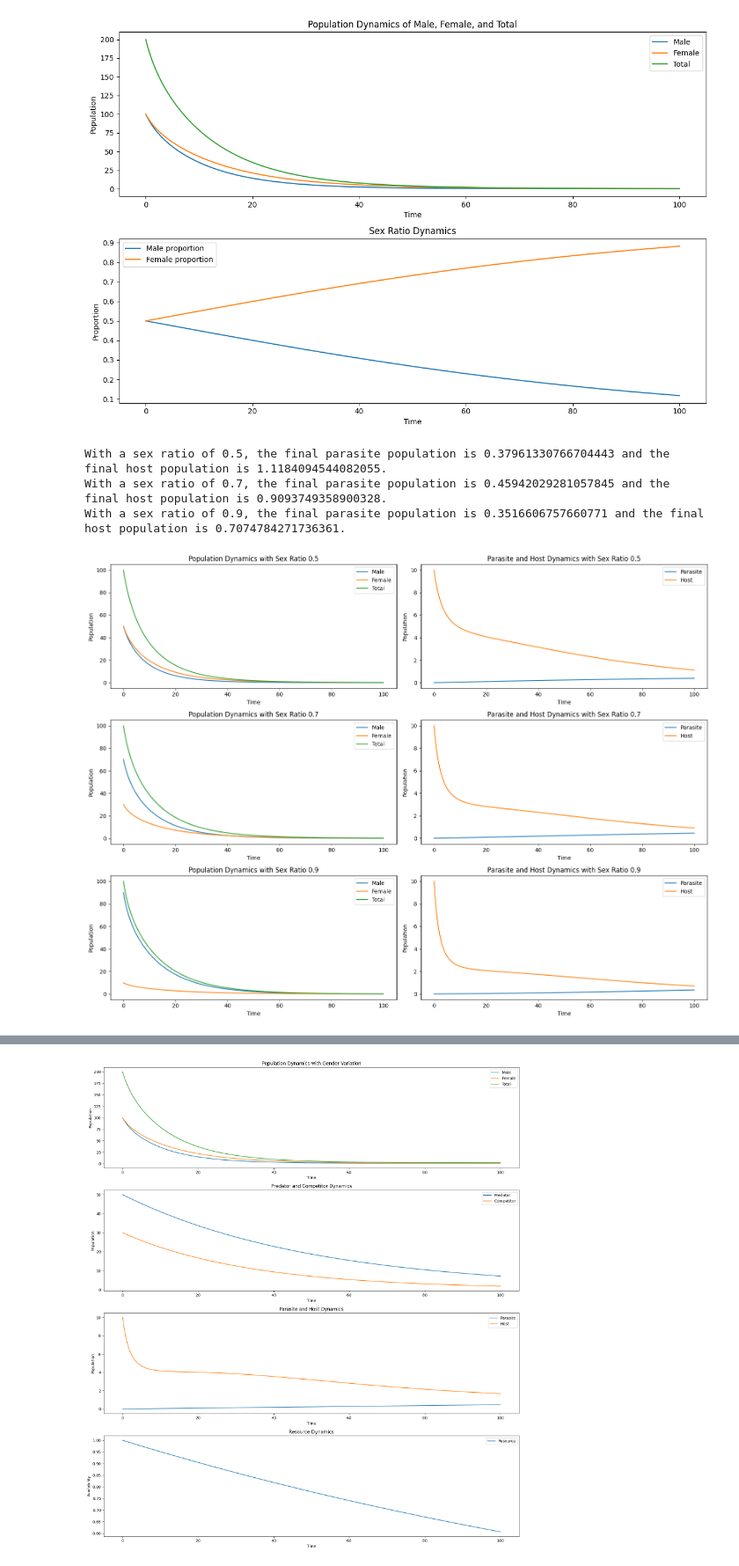
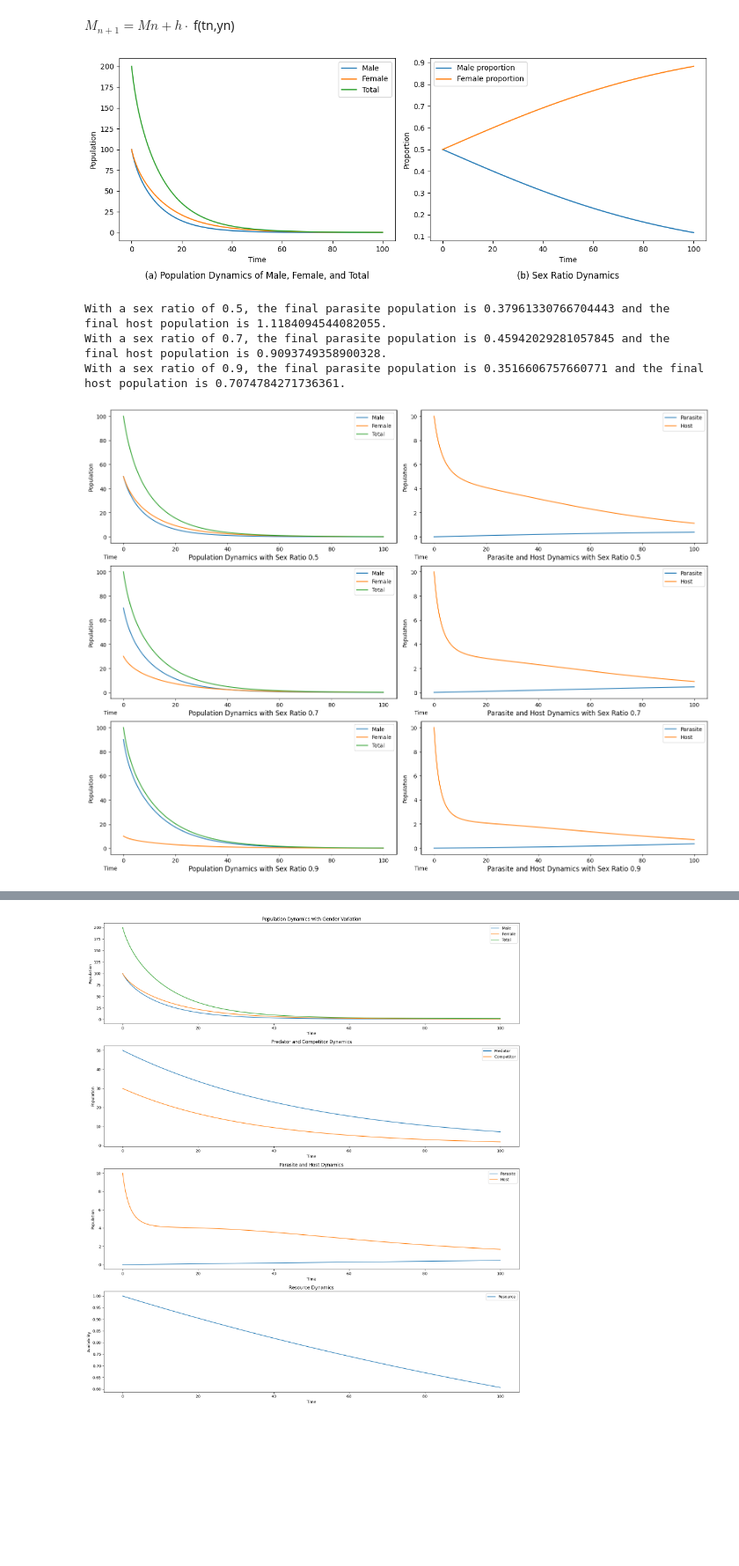
Before and after one commit to cr9294/2024-Data-insights, a Jupyter notebook: 4.new/4.0.0.ipynb, the cells around one changed output, grey strips where cells are left out. Shown at 88% size. Drawn from its saved outputs; the diff is of its cells as text; code cells hidden in the pictures; blank space fills up the shorter version.

```diff
--- a/4.new/4.0.0.ipynb
+++ b/4.new/4.0.0.ipynb
@@ -37,6 +39,8 @@
 其中，
 - *p_m*: 雄性比例
 - *p_f*: 雌性比例
+# %% [markdown]
+$M_ {n+1}=Mn+h  \cdot $ f(tn,yn)
 # %%
 import numpy as np
 import matplotlib.pyplot as plt
@@ -95,38 +99,38 @@ for i in range(1, num_steps):
     dH_dt = eta * P[i-1] - xi * H[i-1] * M[i-1] - zeta * H[i-1]
 
     M[i] = M[i-1] + dt * dM_dt
     F[i] = F[i-1] + dt * dF_dt
     P[i] = P[i-1] + dt * dP_dt
     B[i] = B[i-1] + dt * dB_dt
     H[i] = H[i-1] + dt * dH_dt
 
 # 性别比例计算
 p_m = M / P
 p_f = F / P
 
 # 绘制图形
 plt.figure(figsize=(12, 8))
-plt.subplot(2, 1, 1)
+plt.subplot(2, 2, 1)
 plt.plot(time, M, label='Male')
 plt.plot(time, F, label='Female')
 plt.plot(time, P, label='Total')
 plt.xlabel('Time')
 plt.ylabel('Population')
 plt.legend()
-plt.title('Population Dynamics of Male, Female, and Total')
+plt.title('(a) Population Dynamics of Male, Female, and Total',y=-0.23)
 
-plt.subplot(2, 1, 2)
+plt.subplot(2, 2, 2)
 plt.plot(time, p_m, label='Male proportion')
 plt.plot(time, p_f, label='Female proportion')
 plt.xlabel('Time')
 plt.ylabel('Proportion')
 plt.legend()
-plt.title('Sex Ratio Dynamics')
+plt.title('(b) Sex Ratio Dynamics',y=-0.23)
 
 plt.tight_layout()
 plt.show()
 # %% [output]
-[figure, old version]
+[figure, new version]
 # %%
 # 定义不同的性别比例
 sex_ratio_list = [0.5, 0.7, 0.9]  # 三种不同的性别比例
@@ -170,18 +174,18 @@ for sex_ratio in sex_ratio_list:
     plt.plot(time, M, label='Male')
     plt.plot(time, F, label='Female')
     plt.plot(time, P, label='Total')
-    plt.xlabel('Time')
+    plt.xlabel('Time',x=0)
     plt.ylabel('Population')
     plt.legend()
-    plt.title(f'Population Dynamics with Sex Ratio {sex_ratio}')
+    plt.title(f'Population Dynamics with Sex Ratio {sex_ratio}',y=-0.15)
 
     plt.subplot(3, 2, sex_ratio_list.index(sex_ratio) * 2 + 2)
     plt.plot(time, B, label='Parasite')
     plt.plot(time, H, label='Host')
-    plt.xlabel('Time')
+    plt.xlabel('Time',x=0)
     plt.ylabel('Population')
     plt.legend()
-    plt.title(f'Parasite and Host Dynamics with Sex Ratio {sex_ratio}')
+    plt.title(f'Parasite and Host Dynamics with Sex Ratio {sex_ratio}',y=-0.15)
 
     # 分析性别比例对寄生物种群的影响
     final_parasite_population = B[-1]
@@ -198,6 +202,6 @@ plt.show()
 With a sex ratio of 0.5, the final parasite population is 0.37961330766704443 and the final host population is 1.1184094544082055.
 With a sex ratio of 0.7, the final parasite population is 0.45942029281057845 and the final host population is 0.9093749358900328.
 With a sex ratio of 0.9, the final parasite population is 0.3516606757660771 and the final host population is 0.7074784271736361.
-[figure, old version]
+[figure, new version]
 # %%
 # Define different sex ratios
```
Also changed, not shown: parts of 2 cells of this notebook, 11 other files.
